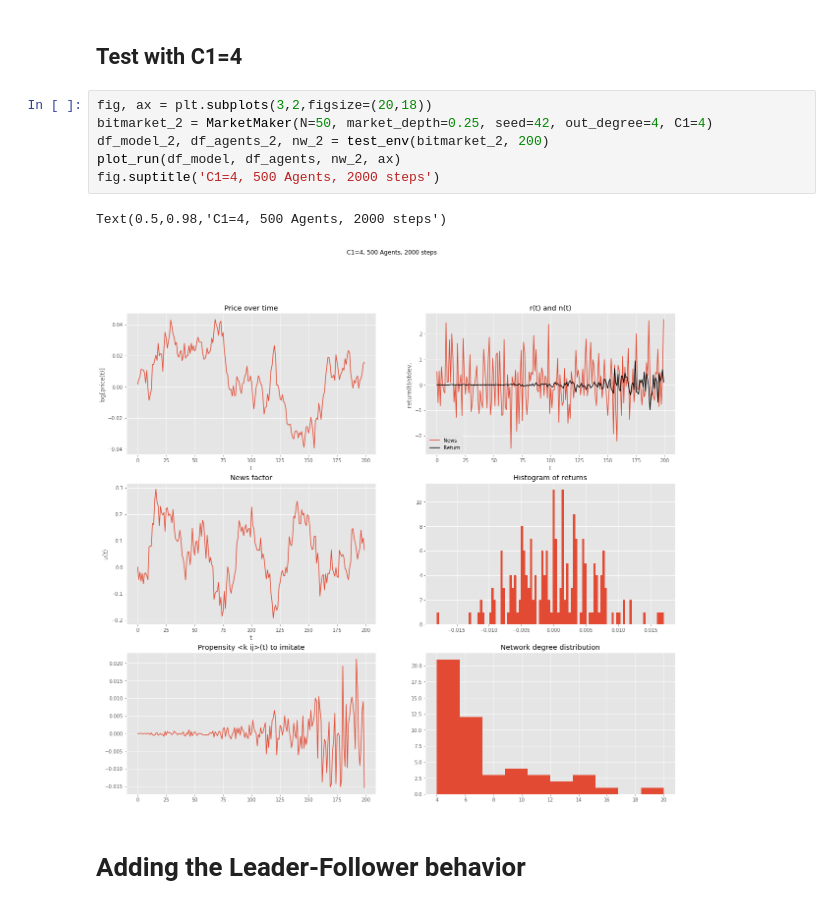
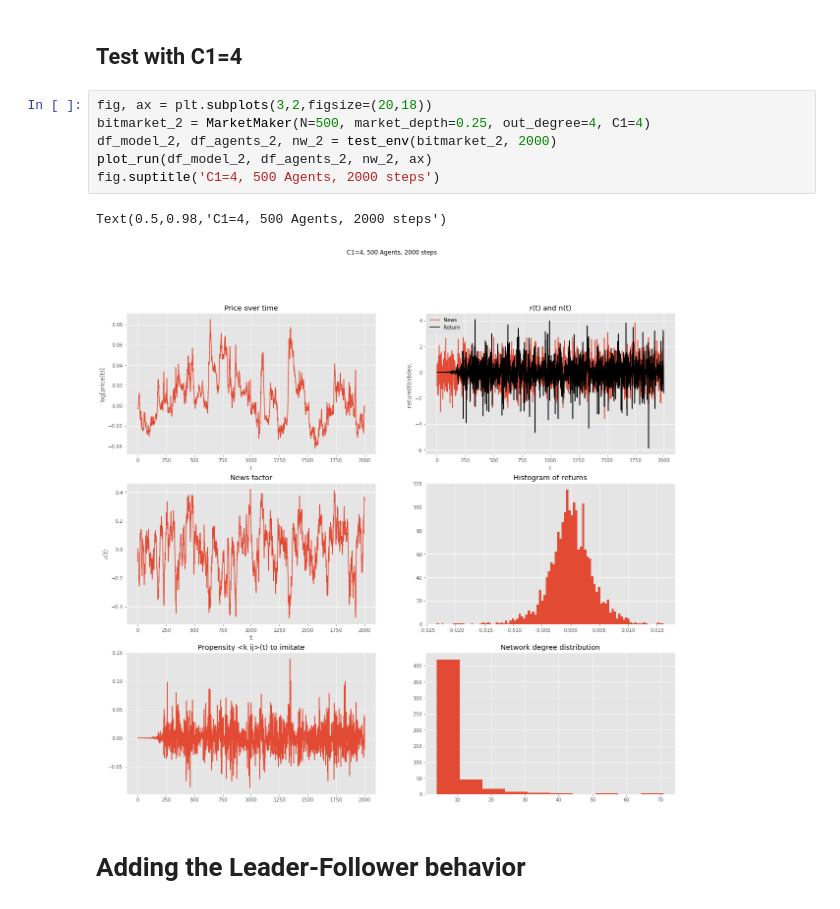
Before and after one commit to nickmancol/BitBubble, a Jupyter notebook: Bitbubble.ipynb, the cells around one changed output. Drawn from its saved outputs; the diff is of its cells as text.

```diff
--- a/Bitbubble.ipynb
+++ b/Bitbubble.ipynb
@@ -303,13 +303,13 @@ Text(0.5,0.98,'C1=1, 500 Agents, 2000 steps')
 ## Test with C1=4
 # %%
 fig, ax = plt.subplots(3,2,figsize=(20,18))
-bitmarket_2 = MarketMaker(N=50, market_depth=0.25, seed=42, out_degree=4, C1=4)
-df_model_2, df_agents_2, nw_2 = test_env(bitmarket_2, 200)
-plot_run(df_model, df_agents, nw_2, ax)
+bitmarket_2 = MarketMaker(N=500, market_depth=0.25, out_degree=4, C1=4)
+df_model_2, df_agents_2, nw_2 = test_env(bitmarket_2, 2000)
+plot_run(df_model_2, df_agents_2, nw_2, ax)
 fig.suptitle('C1=4, 500 Agents, 2000 steps')
 # %% [output]
 Text(0.5,0.98,'C1=4, 500 Agents, 2000 steps')
-[figure, old version]
+[figure, new version]
 # %% [markdown]
 # Adding the Leader-Follower behavior
 # %% [markdown]
```
Also changed, not shown: parts of 2 cells of this notebook, 2 other files.
